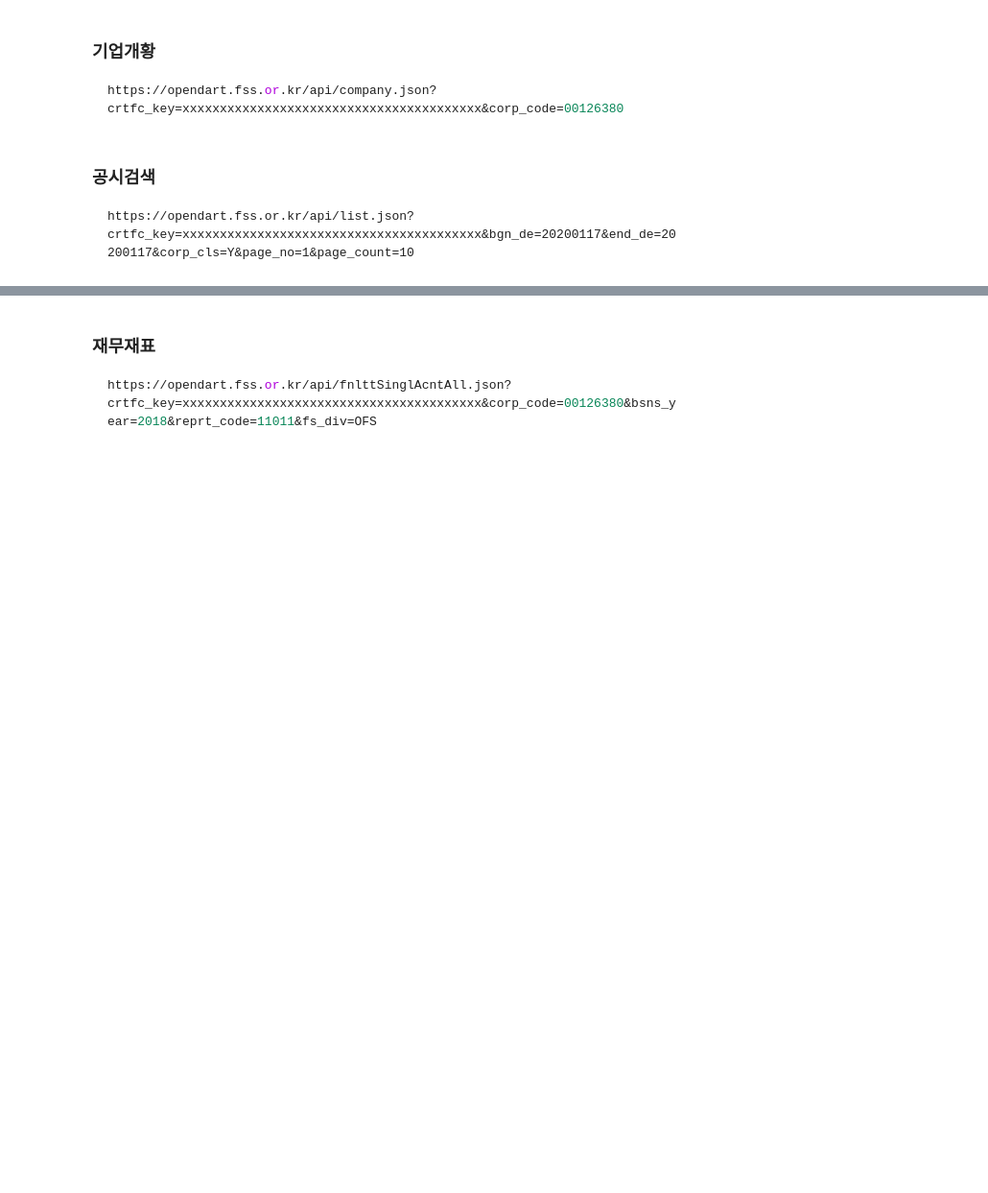
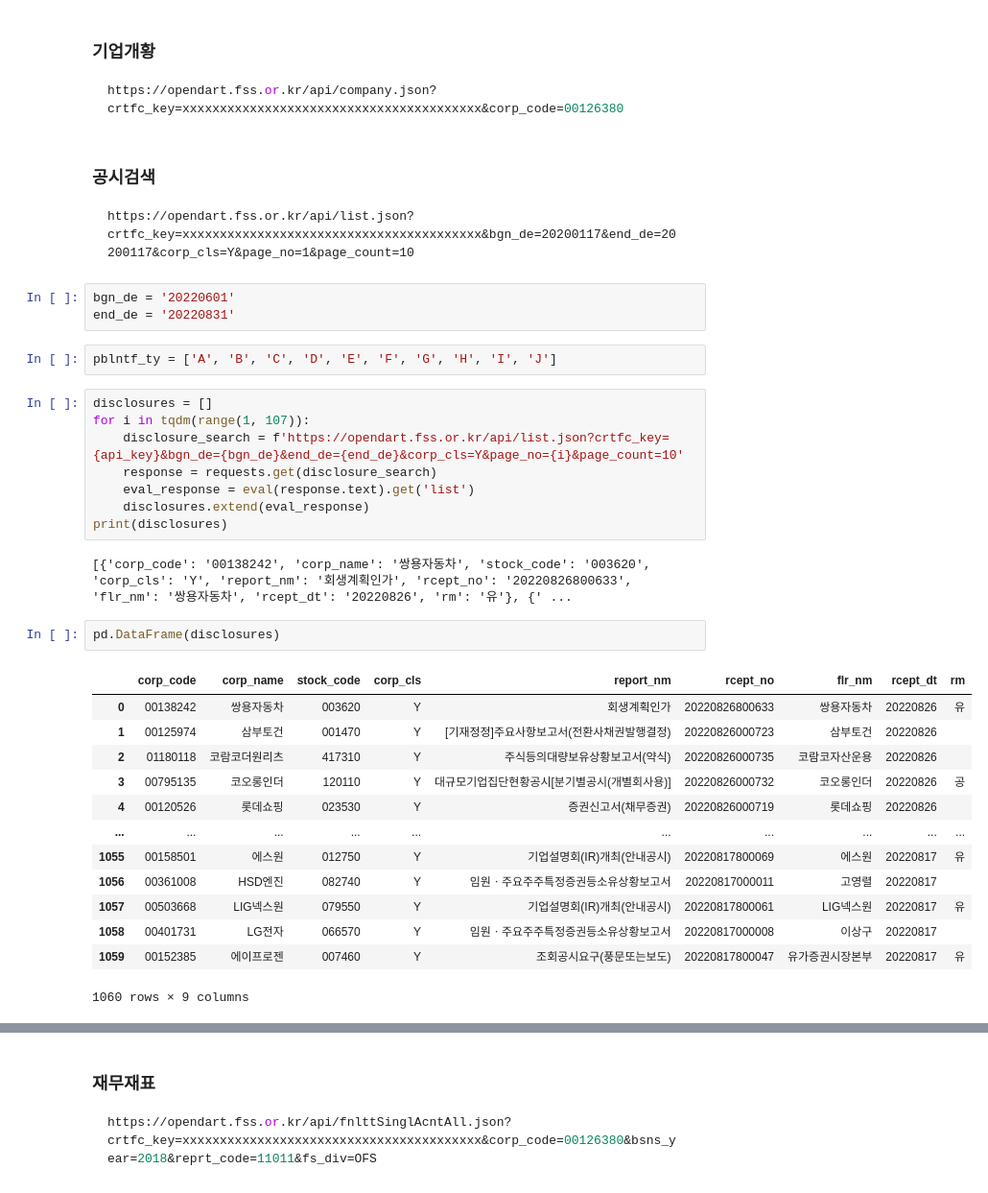
Before and after one commit to soldierzeus/bigdata_thunder, a Jupyter notebook: bigdata1/day07.ipynb, the cells around one changed output, grey strips where cells are left out. Shown at 96% size. Cells and saved outputs as stored; diff of their text form; blank space fills up the shorter version.

````diff
--- a/bigdata1/day07.ipynb
+++ b/bigdata1/day07.ipynb
@@ -421,3 +427,34 @@ https://opendart.fss.or.kr/api/company.json?crtfc_key=xxxxxxxxxxxxxxxxxxxxxxxxxx
 ```
 https://opendart.fss.or.kr/api/list.json?crtfc_key=xxxxxxxxxxxxxxxxxxxxxxxxxxxxxxxxxxxxxxxx&bgn_de=20200117&end_de=20200117&corp_cls=Y&page_no=1&page_count=10
 ```
+# %%
+bgn_de = '20220601'
+end_de = '20220831'
+# %%
+pblntf_ty = ['A', 'B', 'C', 'D', 'E', 'F', 'G', 'H', 'I', 'J']
+# %%
+disclosures = []
+for i in tqdm(range(1, 107)):
+    disclosure_search = f'https://opendart.fss.or.kr/api/list.json?crtfc_key={api_key}&bgn_de={bgn_de}&end_de={end_de}&corp_cls=Y&page_no={i}&page_count=10'
+    response = requests.get(disclosure_search)
+    eval_response = eval(response.text).get('list')
+    disclosures.extend(eval_response)
+print(disclosures)
+# %% [output]
+[{'corp_code': '00138242', 'corp_name': '쌍용자동차', 'stock_code': '003620', 'corp_cls': 'Y', 'report_nm': '회생계획인가', 'rcept_no': '20220826800633', 'flr_nm': '쌍용자동차', 'rcept_dt': '20220826', 'rm': '유'}, {' ...
+# %%
+pd.DataFrame(disclosures)
+# %% [output]
+|  | corp_code | corp_name | stock_code | corp_cls | report_nm | rcept_no | flr_nm | rcept_dt | rm |
+| 0 | 00138242 | 쌍용자동차 | 003620 | Y | 회생계획인가 | 20220826800633 | 쌍용자동차 | 20220826 | 유 |
+| 1 | 00125974 | 삼부토건 | 001470 | Y | [기재정정]주요사항보고서(전환사채권발행결정) | 20220826000723 | 삼부토건 | 20220826 |  |
+| 2 | 01180118 | 코람코더원리츠 | 417310 | Y | 주식등의대량보유상황보고서(약식) | 20220826000735 | 코람코자산운용 | 20220826 |  |
+| 3 | 00795135 | 코오롱인더 | 120110 | Y | 대규모기업집단현황공시[분기별공시(개별회사용)] | 20220826000732 | 코오롱인더 | 20220826 | 공 |
+| 4 | 00120526 | 롯데쇼핑 | 023530 | Y | 증권신고서(채무증권) | 20220826000719 | 롯데쇼핑 | 20220826 |  |
+| ... | ... | ... | ... | ... | ... | ... | ... | ... | ... |
+| 1055 | 00158501 | 에스원 | 012750 | Y | 기업설명회(IR)개최(안내공시) | 20220817800069 | 에스원 | 20220817 | 유 |
+| 1056 | 00361008 | HSD엔진 | 082740 | Y | 임원ㆍ주요주주특정증권등소유상황보고서 | 20220817000011 | 고영렬 | 20220817 |  |
+| 1057 | 00503668 | LIG넥스원 | 079550 | Y | 기업설명회(IR)개최(안내공시) | 20220817800061 | LIG넥스원 | 20220817 | 유 |
+| 1058 | 00401731 | LG전자 | 066570 | Y | 임원ㆍ주요주주특정증권등소유상황보고서 | 20220817000008 | 이상구 | 20220817 |  |
+| 1059 | 00152385 | 에이프로젠 | 007460 | Y | 조회공시요구(풍문또는보도) | 20220817800047 | 유가증권시장본부 | 20220817 | 유 |
+1060 rows × 9 columns
````
Also changed, not shown: parts of 9 cells of this notebook, 4 other files.
